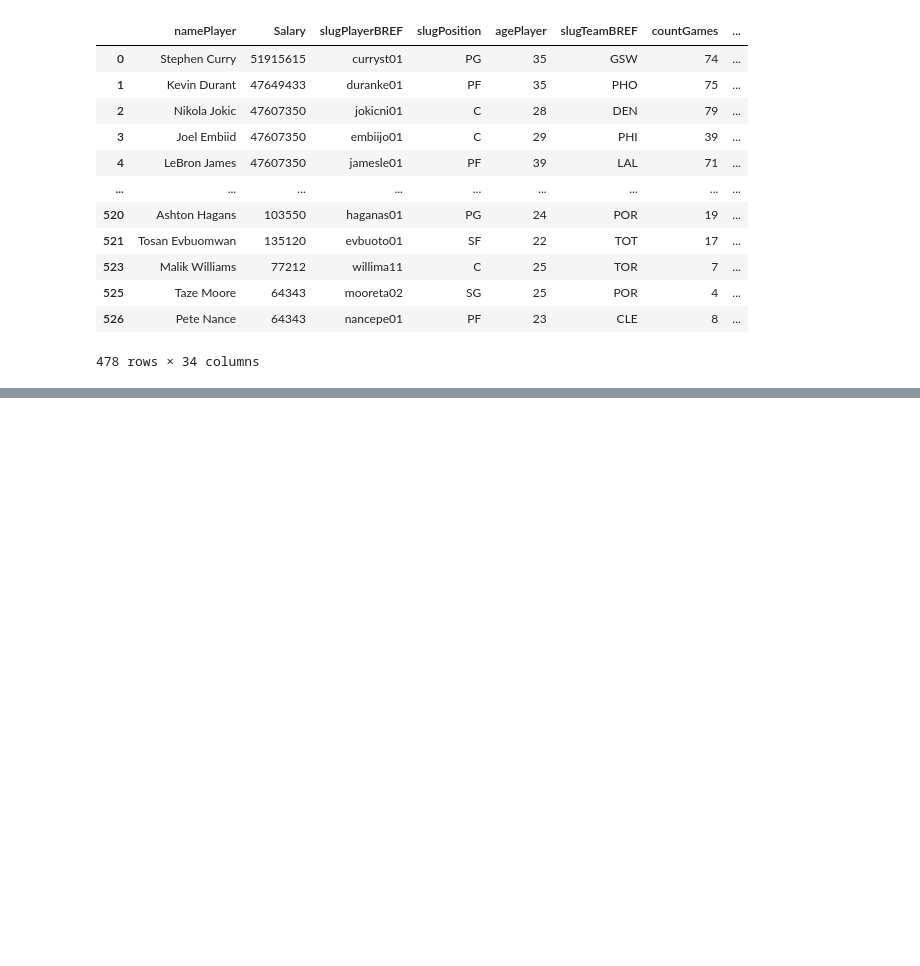
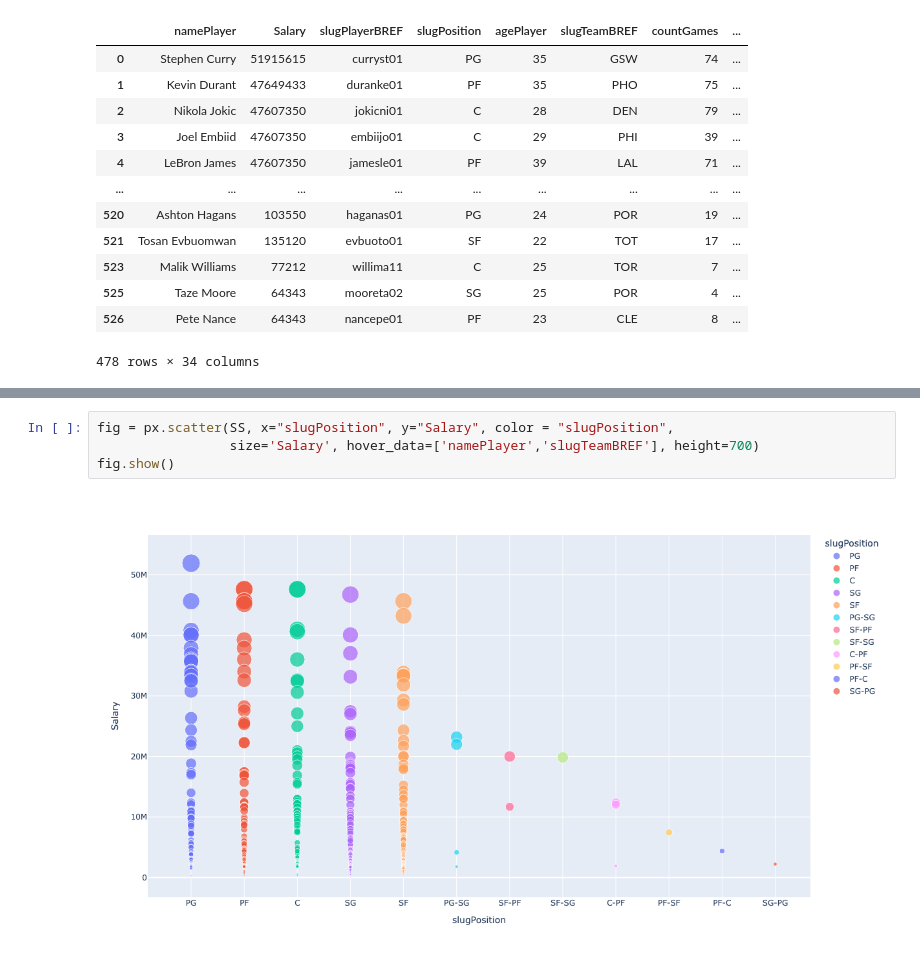
Before and after one commit to m-1806/nba, a Jupyter notebook: M.ipynb, the cells around one changed output, grey strips where cells are left out. Saved outputs shown, nothing was run; the diff lists cells and outputs as text; blank space fills up the shorter version.

```diff
--- a/M.ipynb
+++ b/M.ipynb
@@ -263,0 +264,6 @@ fig.show()
+# %%
+fig = px.scatter(SS, x="slugPosition", y="Salary", color = "slugPosition",
+                 size='Salary', hover_data=['namePlayer','slugTeamBREF'], height=700)
+fig.show()
+# %% [output]
+[figure, added]
```
Also changed, not shown: parts of 2 cells of this notebook.
